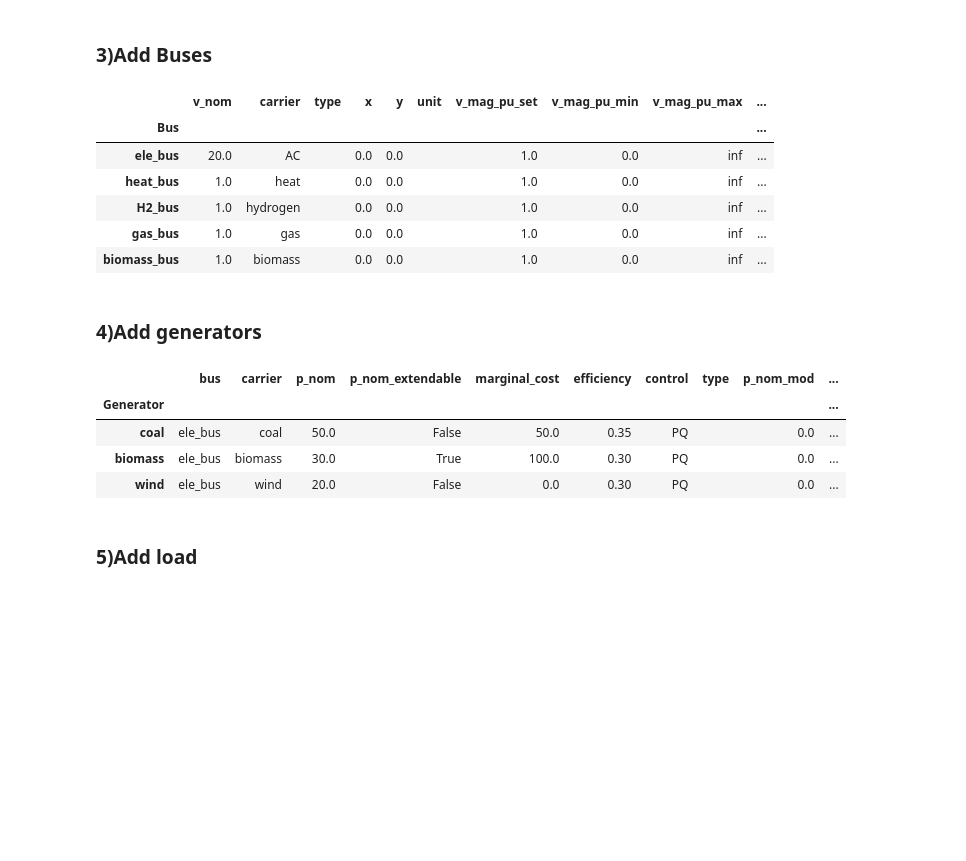
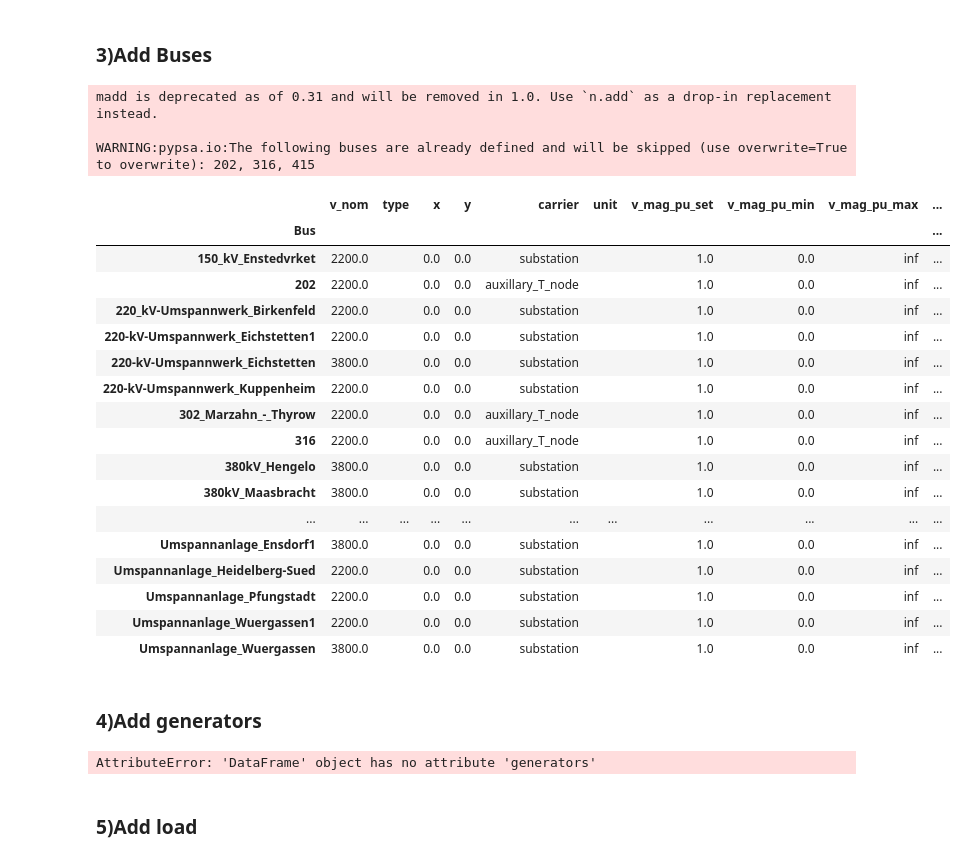
Before and after one commit to Moinboss/project_philipp_btu, a Jupyter notebook: Lect3_1_Sector_coupling.ipynb, the cells around one changed output. Drawn from its saved outputs; the diff is of its cells as text; code cells hidden in the pictures; blank space fills up the shorter version.

```diff
--- a/Lect3_1_Sector_coupling.ipynb
+++ b/Lect3_1_Sector_coupling.ipynb
@@ -31,24 +31,38 @@ solver='highs'
 # %% [markdown]
 ### 3)Add Buses
 # %%
-bus= pd.read_csv('buses.csv',header=0)
+bus= pd.read_csv('buses.csv')
 network.madd(
-    "Bus",
+     "Bus",
     names= bus.bus,
     v_nom=list(bus.v_nom),
     carrier=list(bus.carrier),
     #x=list(bus.x),
     #y=list(bus.y),
 )
 network.buses
 # %% [output]
+madd is deprecated as of 0.31 and will be removed in 1.0. Use `n.add` as a drop-in replacement instead.
+
+WARNING:pypsa.io:The following buses are already defined and will be skipped (use overwrite=True to overwrite): 202, 316, 415
-|  | v_nom | carrier | type | x | y | unit | v_mag_pu_set | v_mag_pu_min | v_mag_pu_max | ... |
+|  | v_nom | type | x | y | carrier | unit | v_mag_pu_set | v_mag_pu_min | v_mag_pu_max | ... |
 | Bus |  |  |  |  |  |  |  |  |  | ... |
-| ele_bus | 20.0 | AC |  | 0.0 | 0.0 |  | 1.0 | 0.0 | inf | ... |
-| heat_bus | 1.0 | heat |  | 0.0 | 0.0 |  | 1.0 | 0.0 | inf | ... |
-| H2_bus | 1.0 | hydrogen |  | 0.0 | 0.0 |  | 1.0 | 0.0 | inf | ... |
-| gas_bus | 1.0 | gas |  | 0.0 | 0.0 |  | 1.0 | 0.0 | inf | ... |
-| biomass_bus | 1.0 | biomass |  | 0.0 | 0.0 |  | 1.0 | 0.0 | inf | ... |
+| 150_kV_Enstedvrket | 2200.0 |  | 0.0 | 0.0 | substation |  | 1.0 | 0.0 | inf | ... |
+| 202 | 2200.0 |  | 0.0 | 0.0 | auxillary_T_node |  | 1.0 | 0.0 | inf | ... |
+| 220_kV-Umspannwerk_Birkenfeld | 2200.0 |  | 0.0 | 0.0 | substation |  | 1.0 | 0.0 | inf | ... |
+| 220-kV-Umspannwerk_Eichstetten1 | 2200.0 |  | 0.0 | 0.0 | substation |  | 1.0 | 0.0 | inf | ... |
+| 220-kV-Umspannwerk_Eichstetten | 3800.0 |  | 0.0 | 0.0 | substation |  | 1.0 | 0.0 | inf | ... |
+| 220-kV-Umspannwerk_Kuppenheim | 2200.0 |  | 0.0 | 0.0 | substation |  | 1.0 | 0.0 | inf | ... |
+| 302_Marzahn_-_Thyrow | 2200.0 |  | 0.0 | 0.0 | auxillary_T_node |  | 1.0 | 0.0 | inf | ... |
+| 316 | 2200.0 |  | 0.0 | 0.0 | auxillary_T_node |  | 1.0 | 0.0 | inf | ... |
+| 380kV_Hengelo | 3800.0 |  | 0.0 | 0.0 | substation |  | 1.0 | 0.0 | inf | ... |
+| 380kV_Maasbracht | 3800.0 |  | 0.0 | 0.0 | substation |  | 1.0 | 0.0 | inf | ... |
+| ... | ... | ... | ... | ... | ... | ... | ... | ... | ... | ... |
+| Umspannanlage_Ensdorf1 | 3800.0 |  | 0.0 | 0.0 | substation |  | 1.0 | 0.0 | inf | ... |
+| Umspannanlage_Heidelberg-Sued | 2200.0 |  | 0.0 | 0.0 | substation |  | 1.0 | 0.0 | inf | ... |
+| Umspannanlage_Pfungstadt | 2200.0 |  | 0.0 | 0.0 | substation |  | 1.0 | 0.0 | inf | ... |
+| Umspannanlage_Wuergassen1 | 2200.0 |  | 0.0 | 0.0 | substation |  | 1.0 | 0.0 | inf | ... |
+| Umspannanlage_Wuergassen | 3800.0 |  | 0.0 | 0.0 | substation |  | 1.0 | 0.0 | inf | ... |
 # %% [markdown]
 ### 4)Add generators
 # %%
@@ -60,17 +74,13 @@ network.madd(
     bus=list(generators.bus),
     carrier=list(generators.carrier),
     p_nom=list(generators.p_nom),
-    p_nom_extendable=list(generators.p_nom_extendable),
+    #p_nom_extendable=list(generators.p_nom_extendable),
     marginal_cost=list(generators.marginal_cost),
-    efficiency=list(generators.efficiency)
+    #efficiency=list(generators.efficiency)
 )
 network.generators
 # %% [output]
-|  | bus | carrier | p_nom | p_nom_extendable | marginal_cost | efficiency | control | type | p_nom_mod | ... |
-| Generator |  |  |  |  |  |  |  |  |  | ... |
-| coal | ele_bus | coal | 50.0 | False | 50.0 | 0.35 | PQ |  | 0.0 | ... |
-| biomass | ele_bus | biomass | 30.0 | True | 100.0 | 0.30 | PQ |  | 0.0 | ... |
-| wind | ele_bus | wind | 20.0 | False | 0.0 | 0.30 | PQ |  | 0.0 | ... |
+AttributeError: 'DataFrame' object has no attribute 'generators'
 # %% [markdown]
 ### 5)Add load
 # %%
```
Also changed, not shown: 11 other files.
